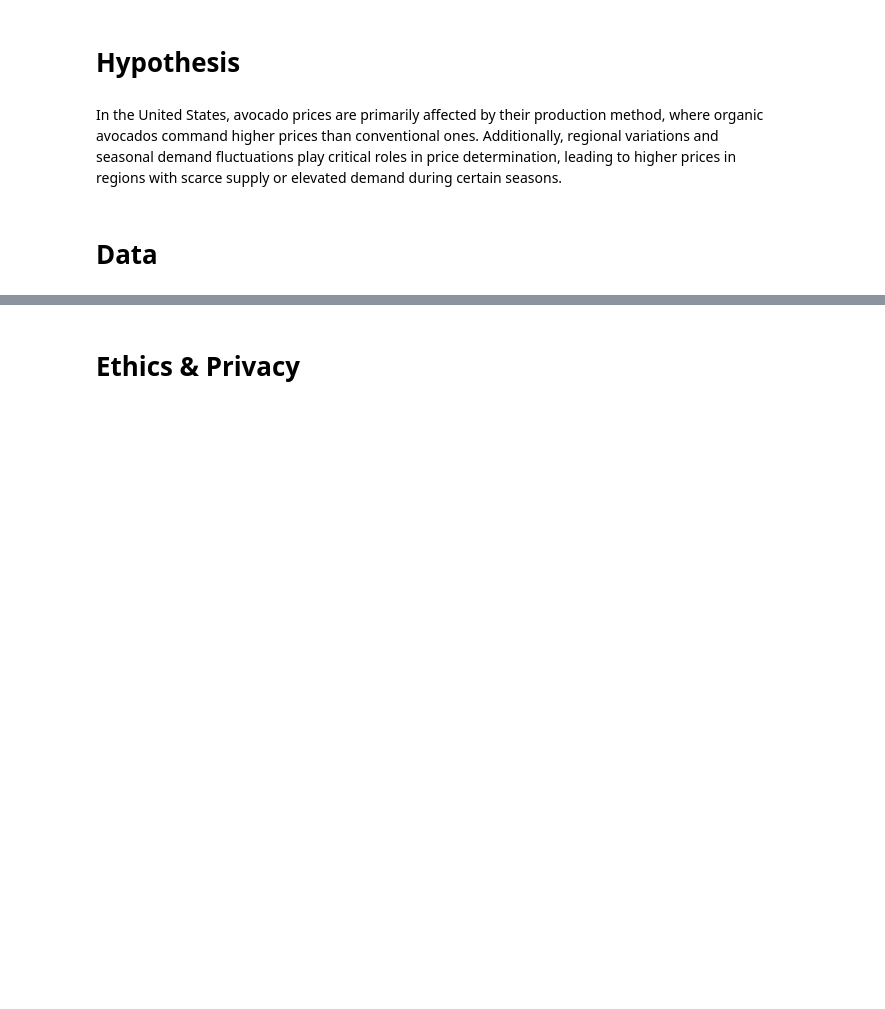
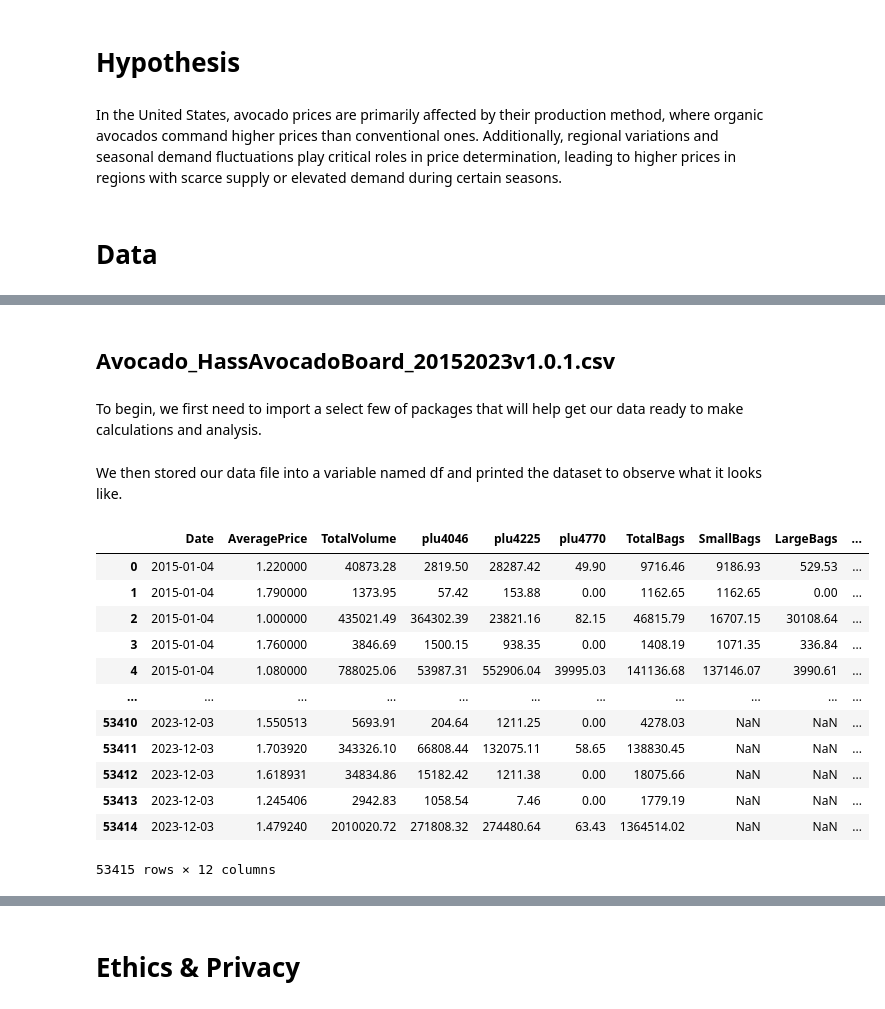
Before and after one commit to COGS108/Group043_WI24, a Jupyter notebook: DataCheckpoint_Group043_WI24.ipynb, the cells around one changed output, grey strips where cells are left out. Drawn from its saved outputs; the diff is of its cells as text; code cells hidden in the pictures; blank space fills up the shorter version.

```diff
--- a/DataCheckpoint_Group043_WI24.ipynb
+++ b/DataCheckpoint_Group043_WI24.ipynb
@@ -70,0 +60,43 @@ This dataset provides comprehensive data on Hass avocado sales, sourced from the
+# %% [markdown]
+## Avocado_HassAvocadoBoard_20152023v1.0.1.csv
+# %% [markdown]
+To begin, we first need to import a select few of packages that will help get our data ready to make calculations and analysis.
+# %%
+# Setup for data
+%matplotlib inline
+
+import numpy as np
+import pandas as pd
+import matplotlib.pyplot as plt
+import math
+import seaborn as sns
+sns.set()
+sns.set_context('talk')
+
+import warnings
+warnings.filterwarnings('ignore')
+pd.set_option("display.max_columns", 104)
+#import patsy
+#import statsmodels.api as sm
+#import scipy.stats as stats
+#from scipy.stats import ttest_ind, chisquare, normaltest
+# %% [markdown]
+We then stored our data file into a variable named df and printed the dataset to observe what it looks like.
+# %%
+# Import original csv file
+df = pd.read_csv("Avocado_HassAvocadoBoard_20152023v1.0.1.csv")
+df
+# %% [output]
+|  | Date | AveragePrice | TotalVolume | plu4046 | plu4225 | plu4770 | TotalBags | SmallBags | LargeBags | ... |
+| 0 | 2015-01-04 | 1.220000 | 40873.28 | 2819.50 | 28287.42 | 49.90 | 9716.46 | 9186.93 | 529.53 | ... |
+| 1 | 2015-01-04 | 1.790000 | 1373.95 | 57.42 | 153.88 | 0.00 | 1162.65 | 1162.65 | 0.00 | ... |
+| 2 | 2015-01-04 | 1.000000 | 435021.49 | 364302.39 | 23821.16 | 82.15 | 46815.79 | 16707.15 | 30108.64 | ... |
+| 3 | 2015-01-04 | 1.760000 | 3846.69 | 1500.15 | 938.35 | 0.00 | 1408.19 | 1071.35 | 336.84 | ... |
+| 4 | 2015-01-04 | 1.080000 | 788025.06 | 53987.31 | 552906.04 | 39995.03 | 141136.68 | 137146.07 | 3990.61 | ... |
+| ... | ... | ... | ... | ... | ... | ... | ... | ... | ... | ... |
+| 53410 | 2023-12-03 | 1.550513 | 5693.91 | 204.64 | 1211.25 | 0.00 | 4278.03 | NaN | NaN | ... |
+| 53411 | 2023-12-03 | 1.703920 | 343326.10 | 66808.44 | 132075.11 | 58.65 | 138830.45 | NaN | NaN | ... |
+| 53412 | 2023-12-03 | 1.618931 | 34834.86 | 15182.42 | 1211.38 | 0.00 | 18075.66 | NaN | NaN | ... |
+| 53413 | 2023-12-03 | 1.245406 | 2942.83 | 1058.54 | 7.46 | 0.00 | 1779.19 | NaN | NaN | ... |
+| 53414 | 2023-12-03 | 1.479240 | 2010020.72 | 271808.32 | 274480.64 | 63.43 | 1364514.02 | NaN | NaN | ... |
+53415 rows × 12 columns
```
Also changed, not shown: parts of 16 cells of this notebook.
